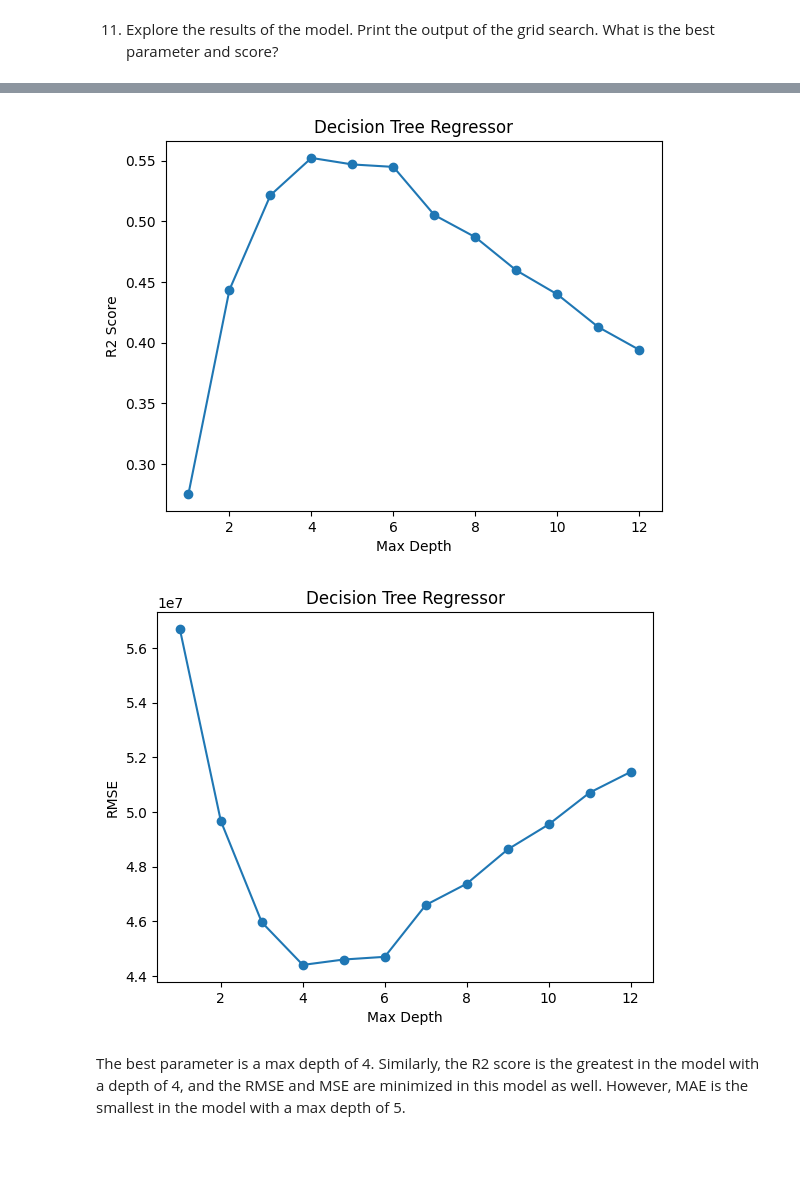
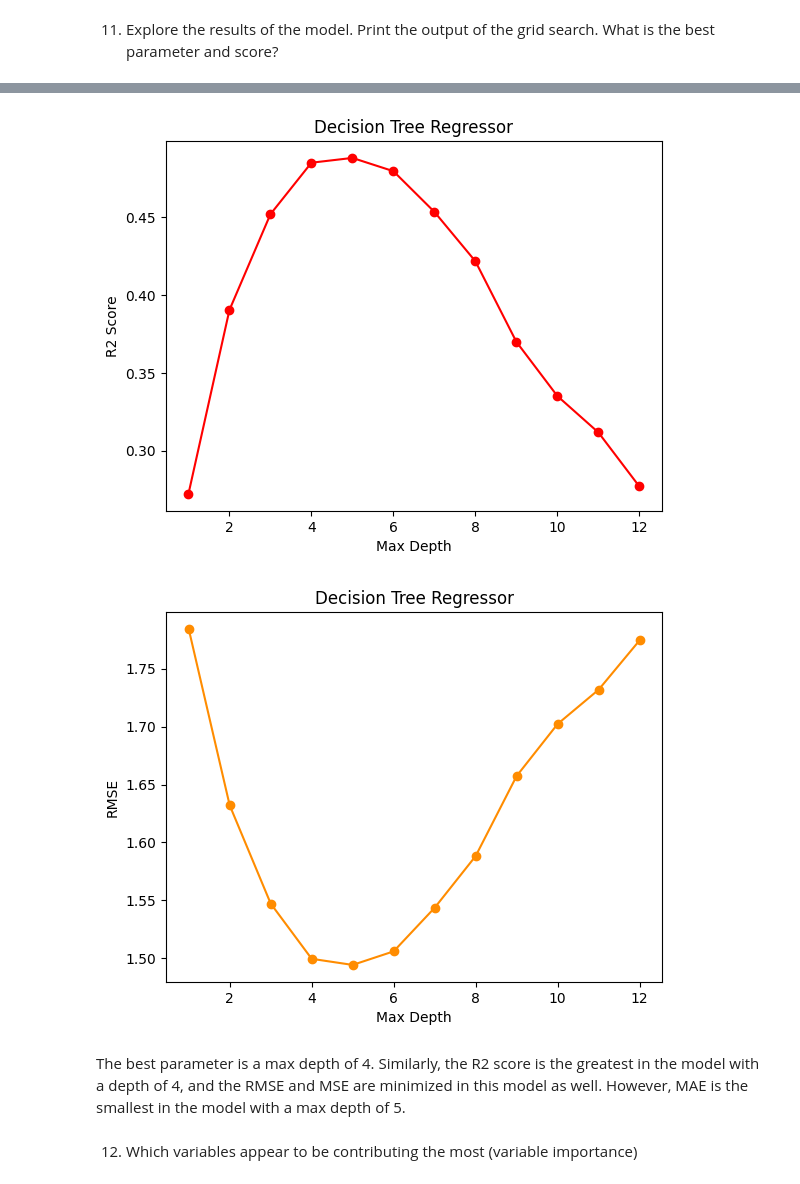
Before and after one commit to masonnicoletti/DS-3021, a Jupyter notebook: 09_DT_Regression/dt_regression_lab.ipynb, the cells around one changed output, grey strips where cells are left out. Saved outputs shown, nothing was run; the diff lists cells and outputs as text; code cells hidden in the pictures; blank space fills up the shorter version.

```diff
--- a/09_DT_Regression/dt_regression_lab.ipynb
+++ b/09_DT_Regression/dt_regression_lab.ipynb
@@ -132,0 +158,15 @@ print(var_gross)
+# %%
+# Transform the Gross Column
+
+# Standardize gross data using StandardScaler
+s_scaler = StandardScaler()
+movie_data['gross_standardized'] = s_scaler.fit_transform(movie_data[['gross']])
+
+# Find the variance of the standardized gross
+var_gross_standardized = movie_data['gross_standardized'].var()
+print("Variance of standardized gross", var_gross_standardized)
+
+# Plot the density of the standardized gross
+sns.kdeplot(movie_data['gross_standardized'], color='lightgreen', fill=True)
+plt.title('Gross Standardized')
+plt.show()
@@ -132,0 +176,15 @@ print(var_gross)
+# %%
+# Transform the gross column
+
+# Normalize gross data using
+n_scaler = MinMaxScaler()
+movie_data['gross_normalized'] = n_scaler.fit_transform(movie_data[['gross']])
+
+# Variance of the normalize gross
+var_gross_normalized = movie_data['gross_normalized'].var()
+print(var_gross_normalized)
+
+# Plot the density of the normalized gross
+sns.kdeplot(movie_data['gross_normalized'], fill=True, color='green')
+plt.title("Gross Normalized")
+plt.show()
@@ -134,8 +195,8 @@ print(var_gross)
 6. Split your data into test, tune, and train. (80/10/10)
 # %%
 # Define features and target variable
-x = movie_data.drop(columns = 'gross')
-y = movie_data['gross']
+x = movie_data.drop(columns = ['gross', 'gross_log', 'gross_normalized', 'gross_standardized'])
+y = movie_data['gross_log']
 
 # Split data into train and test sets
 x_train, x_test, y_train, y_test = train_test_split(x, y, train_size=0.8, random_state=45)
@@ -219,20 +285,22 @@ DecisionTreeRegressor(max_depth=4, random_state=45)
 # %%
 # Plot R2 Score across models
-plt.plot(dt_model_scoring['Max Depth'], dt_model_scoring['R2 Score'], '-o')
+plt.plot(dt_model_scoring['Max Depth'], dt_model_scoring['R2 Score'], '-o', color='red')
 plt.title("Decision Tree Regressor")
 plt.xlabel("Max Depth")
 plt.ylabel("R2 Score")
 plt.show()
 # %% [output]
-[figure, old version]
+[figure, new version]
 # %%
 # Plot RMSE across models
-plt.plot(dt_model_scoring['Max Depth'], dt_model_scoring['Root Mean Squared Error'], '-o')
+plt.plot(dt_model_scoring['Max Depth'], dt_model_scoring['Root Mean Squared Error'], '-o', color='darkorange')
 plt.title("Decision Tree Regressor")
 plt.xlabel("Max Depth")
 plt.ylabel("RMSE")
 plt.show()
 # %% [output]
-[figure, old version]
+[figure, new version]
 # %% [markdown]
 The best parameter is a max depth of 4. Similarly, the R2 score is the greatest in the model with a depth of 4, and the RMSE and MSE are minimized in this model as well. However, MAE is the smallest in the model with a max depth of 5.
+# %% [markdown]
+12. Which variables appear to be contributing the most (variable importance)
```
Also changed, not shown: parts of 16 cells of this notebook.
